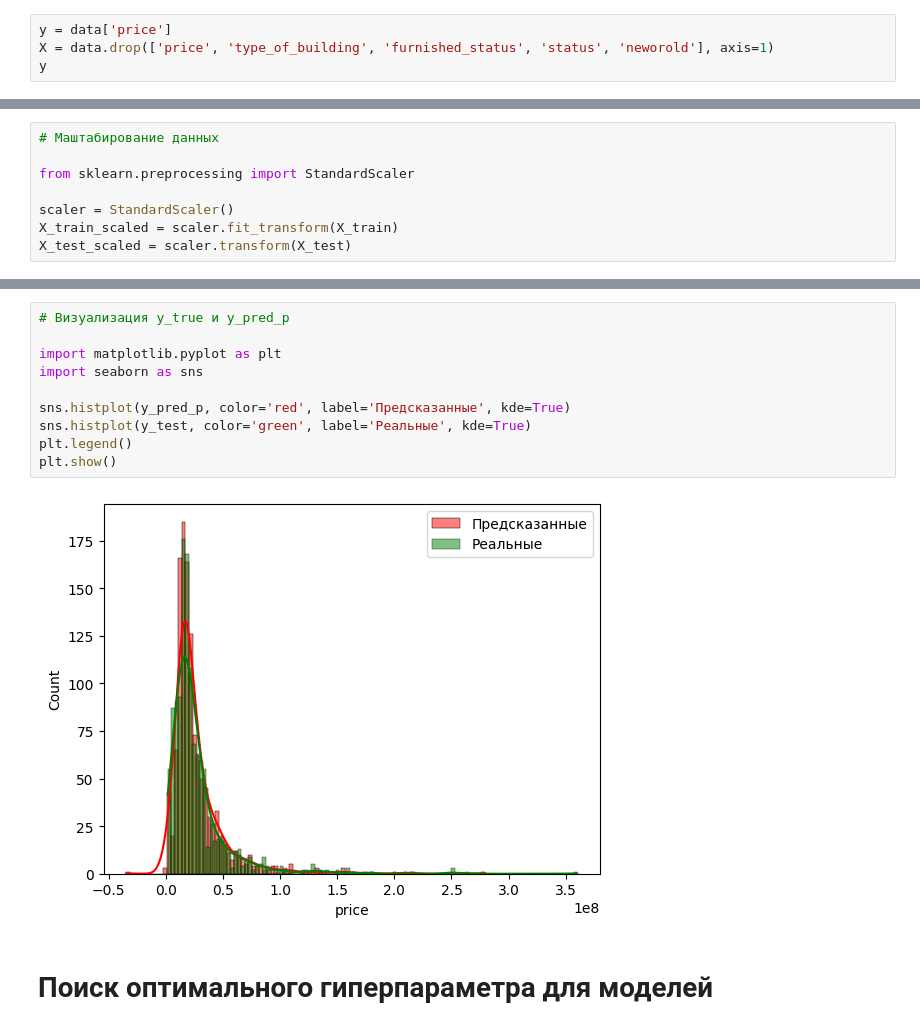
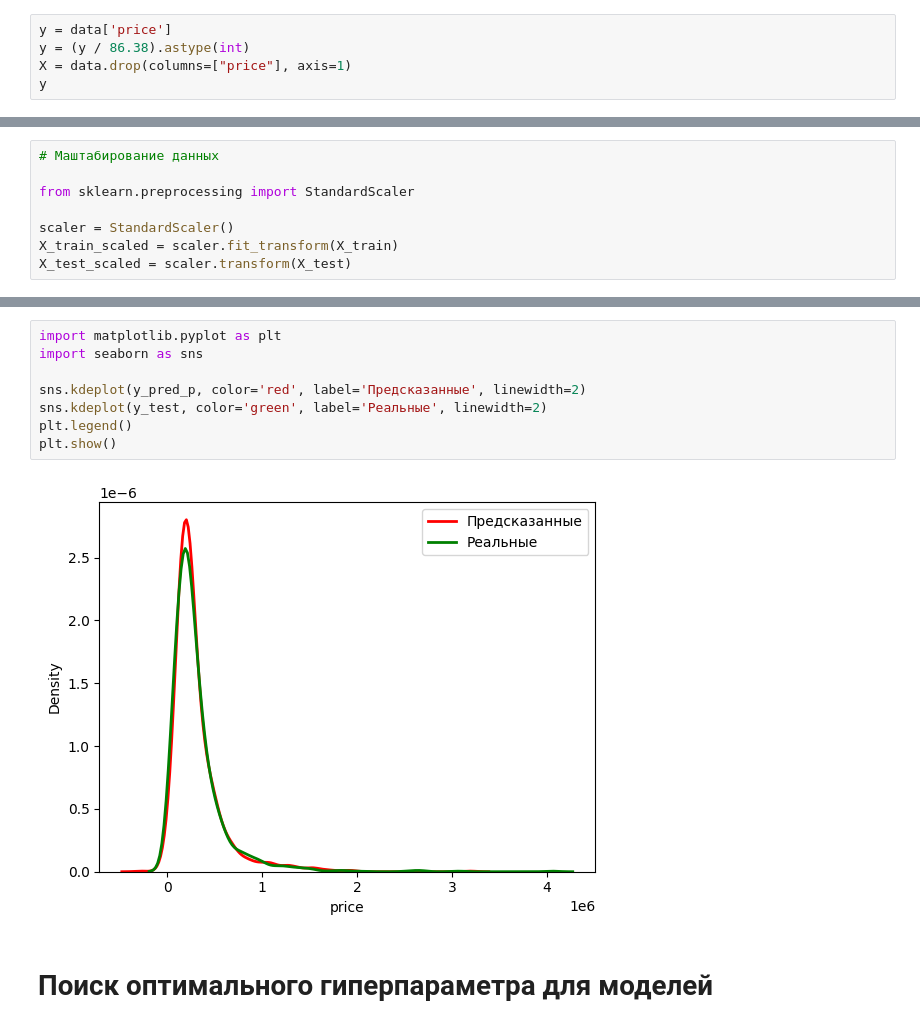
Before and after one commit to SergeyMotynga/OMSTU, a Jupyter notebook: ML/laboratory/lab_1/supervised_learning/supervised_learning.ipynb, the cells around one changed output, grey strips where cells are left out. Cells and saved outputs as stored; diff of their text form.

```diff
--- a/ML/laboratory/lab_1/supervised_learning/supervised_learning.ipynb
+++ b/ML/laboratory/lab_1/supervised_learning/supervised_learning.ipynb
@@ -21,6 +22,7 @@ data
 # Выделение целевого признака и предикторов
 # %%
 y = data['price']
-X = data.drop(['price', 'type_of_building', 'furnished_status', 'status', 'neworold'], axis=1)
+y = (y / 86.38).astype(int)
+X = data.drop(columns=["price"], axis=1)
 y
 # %% [output]
@@ -220,15 +239,13 @@ array([ 9541180.05721164, -8646813.76959704, -6943848.09035527,
 # %%
-# Визуализация y_true и y_pred_p
-
 import matplotlib.pyplot as plt
 import seaborn as sns
 
-sns.histplot(y_pred_p, color='red', label='Предсказанные', kde=True)
-sns.histplot(y_test, color='green', label='Реальные', kde=True)
+sns.kdeplot(y_pred_p, color='red', label='Предсказанные', linewidth=2)
+sns.kdeplot(y_test, color='green', label='Реальные', linewidth=2)
 plt.legend()
 plt.show()
 # %% [output]
-[figure, old version]
+[figure, new version]
 # %% [markdown]
 # Поиск оптимального гиперпараметра для моделей
 # %%
```
Also changed, not shown: parts of 16 cells of this notebook.
